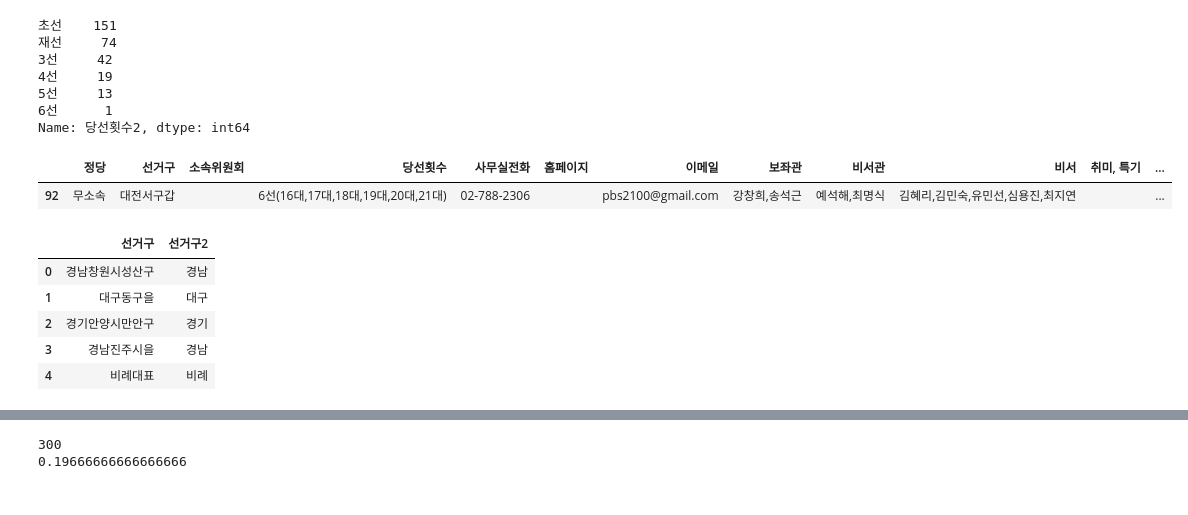
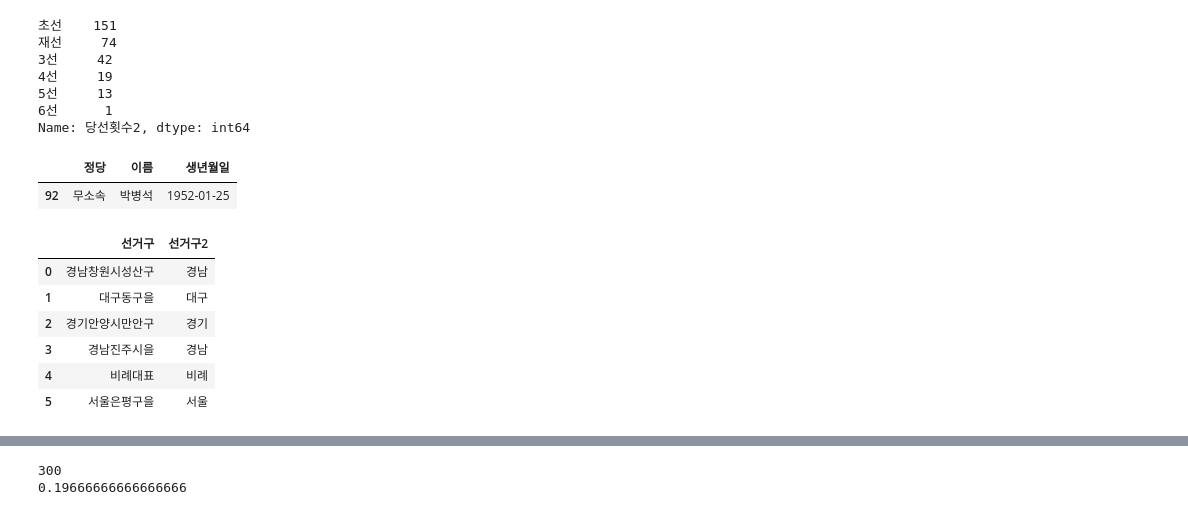
Before and after one commit to vega2k/webscraping_datascience, a Jupyter notebook: 5.국회의원현황_스크래핑_분석_시각화_저장.ipynb, the cells around one changed output, grey strips where cells are left out. Cells and saved outputs as stored; diff of their text form; code cells hidden in the pictures.

```diff
--- a/5.국회의원현황_스크래핑_분석_시각화_저장.ipynb
+++ b/5.국회의원현황_스크래핑_분석_시각화_저장.ipynb
@@ -263,10 +269,10 @@ member_df['당선횟수2'].value_counts()
 Name: 당선횟수2, dtype: int64
 # %%
 #당선횟수2가 6선은 누구?
-member_df.loc[member_df['당선횟수2'] == '6선']
+member_df.loc[member_df['당선횟수2'] == '6선',['정당','이름','생년월일']]
 # %% [output]
-|  | 정당 | 선거구 | 소속위원회 | 당선횟수 | 사무실전화 | 홈페이지 | 이메일 | 보좌관 | 비서관 | 비서 | 취미, 특기 | ... |
-| 92 | 무소속 | 대전서구갑 |  | 6선(16대,17대,18대,19대,20대,21대) | 02-788-2306 |  | pbs2100@gmail.com | 강창희,송석근 | 예석해,최명식 | 김혜리,김민숙,유민선,심용진,최지연 |  | ... |
+|  | 정당 | 이름 | 생년월일 |
+| 92 | 무소속 | 박병석 | 1952-01-25 |
 # %%
 #선거구2 라는 컬럼을 추가
 #전남여수시갑 -> 전남
@@ -274,7 +280,7 @@ member_df.loc[member_df['당선횟수2'] == '6선']
 temp_str = member_df['선거구'].str
 member_df['선거구2'] = temp_str[:2]
 
-member_df.loc[:,['선거구','선거구2']].head()
+member_df.loc[0:5,['선거구','선거구2']]
 # %% [output]
 |  | 선거구 | 선거구2 |
 | 0 | 경남창원시성산구 | 경남 |
@@ -282,6 +288,7 @@ member_df.loc[:,['선거구','선거구2']].head()
 | 2 | 경기안양시만안구 | 경기 |
 | 3 | 경남진주시을 | 경남 |
 | 4 | 비례대표 | 비례 |
+| 5 | 서울은평구을 | 서울 |
 # %%
 member_df['선거구2'].value_counts()
 # %% [output]
```
Also changed, not shown: parts of 22 cells of this notebook, 2 other files.
